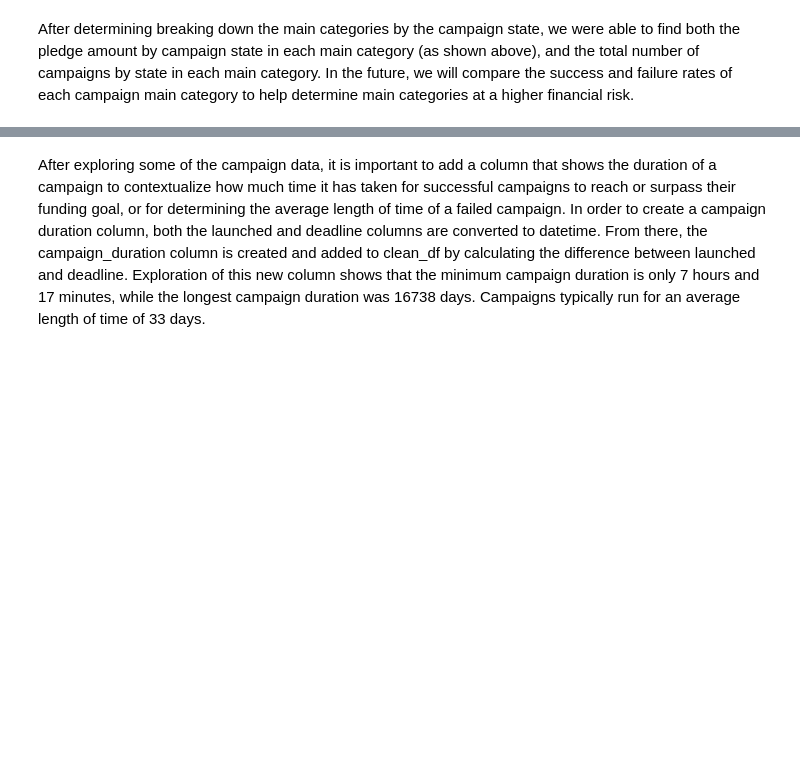
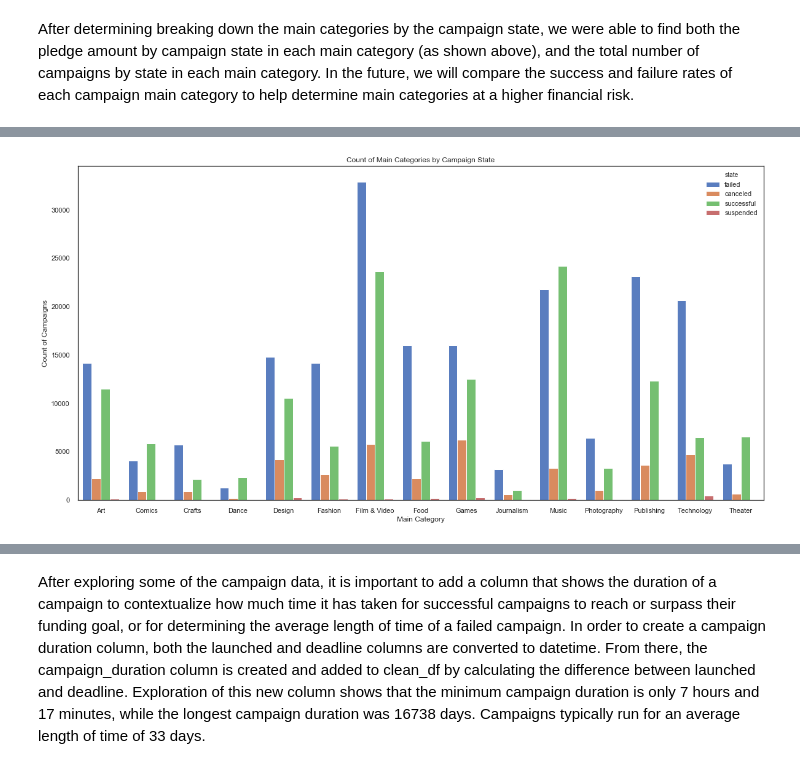
Before and after one commit to pelusok/Capstone_Project_1, a Jupyter notebook: Capstone1_Peluso.ipynb, the cells around one changed output, grey strips where cells are left out. Cells and saved outputs as stored; diff of their text form; code cells hidden in the pictures; blank space fills up the shorter version.

```diff
--- a/Capstone1_Peluso.ipynb
+++ b/Capstone1_Peluso.ipynb
@@ -278,0 +497,11 @@ Name: state, Length: 85, dtype: int64
+# %%
+# visualization of count of campaign categories by campaign state
+clean_df.usd_pledged_real = clean_df.usd_pledged_real.astype(int)
+fig, ax = plt.subplots(figsize=(20,10))
+sns.countplot(x='main_category', hue="state", data=clean_df, palette="muted", ax=ax)
+plt.xlabel('Main Category')
+plt.ylabel('Count of Campaigns')
+plt.title('Count of Main Categories by Campaign State')
+plt.show()
+# %% [output]
+[figure, added]
```
Also changed, not shown: parts of 100 cells of this notebook.
